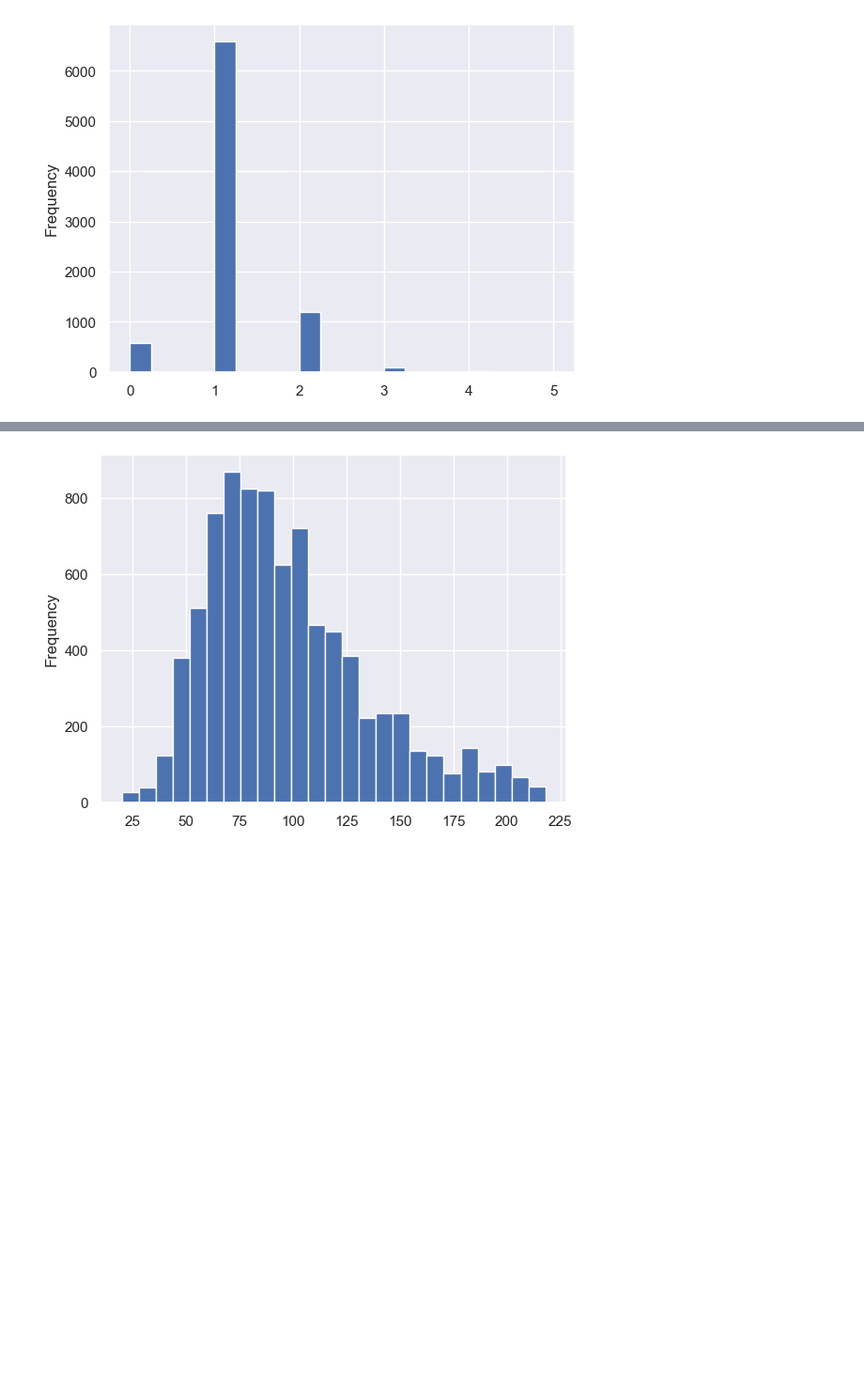
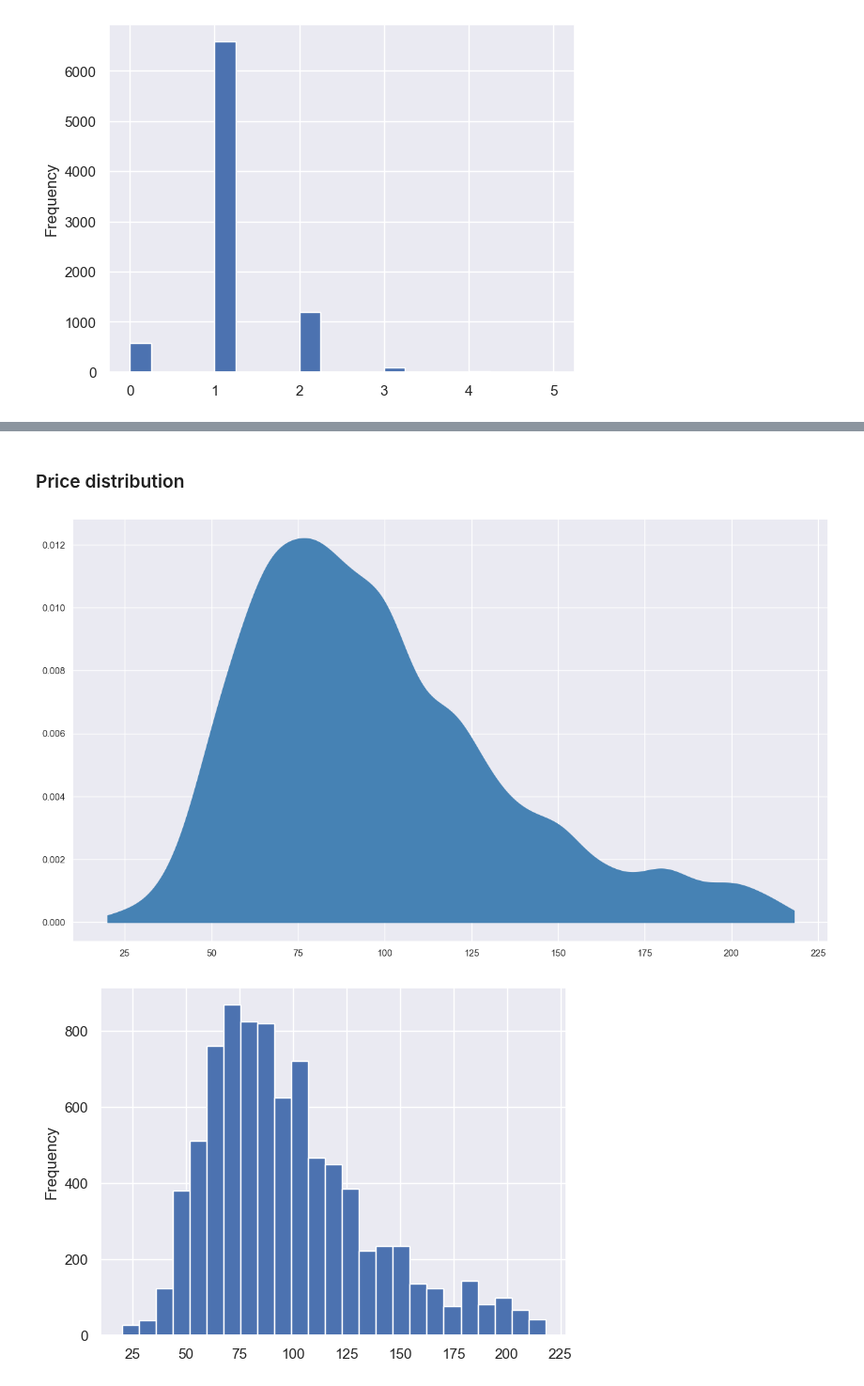
Before and after one commit to S3tuit/jup_lab, a Jupyter notebook: airbnb/airbnb_analysis.ipynb, the cells around one changed output, grey strips where cells are left out. Shown at 94% size. Cells and saved outputs as stored; diff of their text form; code cells hidden in the pictures; blank space fills up the shorter version.

```diff
--- a/airbnb/airbnb_analysis.ipynb
+++ b/airbnb/airbnb_analysis.ipynb
@@ -164,3 +187,23 @@ High-Band Extreme Outlier: 1.0
+# %% [markdown]
+### Price distribution
+# %%
+# The parameters has been found using GridsearchCV
+
+x_d = pd.DataFrame(data={'price':np.linspace(df['price'].min(),
+                                             df['price'].max(), 3000)})
+
+# instantiate and fit the KDE model
+kde = KernelDensity(bandwidth=6, kernel='gaussian')
+kde.fit(df[['price']])
+
+# get the log of the probability density
+logprob = kde.score_samples(x_d)
+# %%
+fig, ax = plt.subplots(figsize=(16,9))
+
+ax.fill_between(x_d['price'], np.exp(logprob), alpha=1, color='steelblue');
+# %% [output]
+[figure, added]
 # %%
 df['price'].plot.hist(bins=25);
 # %% [output]
```
Also changed, not shown: parts of 8 cells of this notebook, 1 other file.
